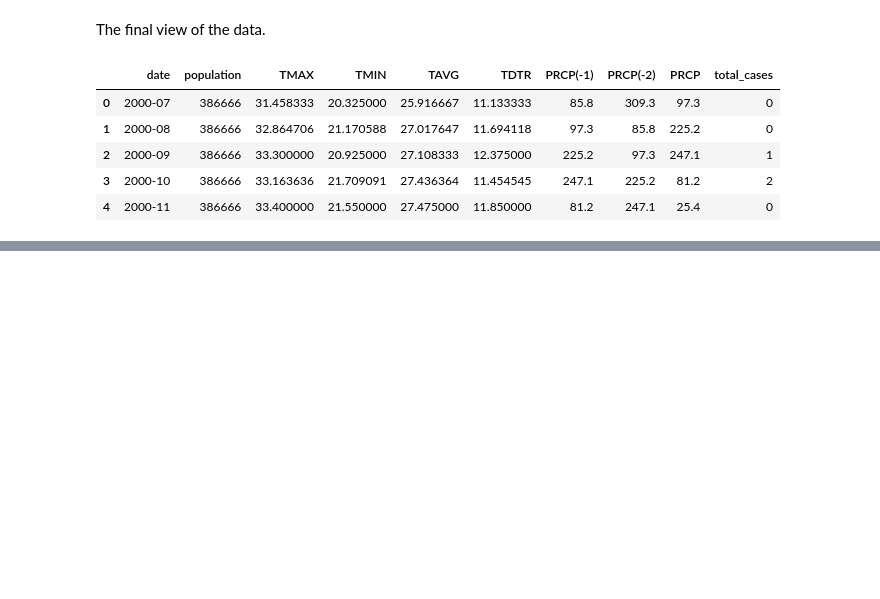
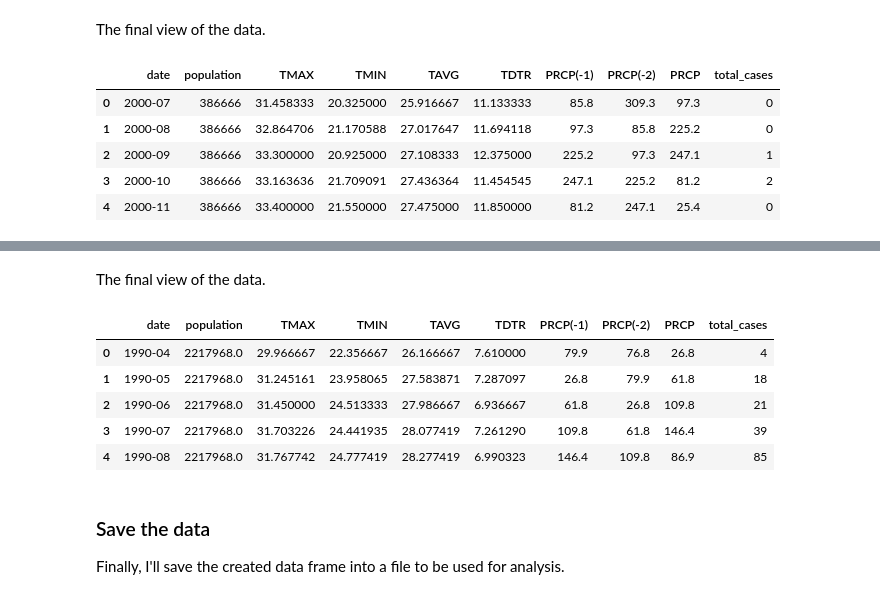
Before and after one commit to ITWSXInformatics/DengueSpreadInformationSystemDSIS, a Jupyter notebook: Data processing.ipynb, the cells around one changed output, grey strips where cells are left out. Cells and saved outputs as stored; diff of their text form; code cells hidden in the pictures; blank space fills up the shorter version.

```diff
--- a/Data processing.ipynb
+++ b/Data processing.ipynb
@@ -134,0 +209,6 @@ final_df.to_csv("data/iquitos/combined_data.csv", index = False)
+# %%
+environment_refined['MM'] = environment_refined.MM.map("{:02}".format)
+environment_refined = environment_refined.rename({"YYYY": 'year', "MM": "month"}, axis = 1)
+environment_refined['month'] = environment_refined['month'].astype(str)
+environment_refined['year'] = environment_refined['year'].astype(str)
+environment_refined['date'] = environment_refined['year'].str.cat(environment_refined['month'], sep = '-')
@@ -134,0 +217,5 @@ final_df.to_csv("data/iquitos/combined_data.csv", index = False)
+# %%
+prcp_1 = np.insert(np.array(environment_refined['PRCP'][:-1]), 0, 0)
+prcp_2 = np.insert(prcp_1[:-1], 0, 0)
+environment_refined['PRCP(-1)'] = prcp_1
+environment_refined['PRCP(-2)'] = prcp_2
@@ -134,0 +224,2 @@ final_df.to_csv("data/iquitos/combined_data.csv", index = False)
+# %%
+final_df = final_df.merge(environment_refined, on = 'date', how='left')
@@ -134,0 +234,19 @@ final_df.to_csv("data/iquitos/combined_data.csv", index = False)
+# %%
+final_df = final_df.drop(['year_x', 'month_x', 'year_y', 'month_y'], axis = 1)
+final_df = final_df[['date', 'population', 'TMAX', 'TMIN', 'TAVG', 'TDTR', 'PRCP(-1)',
+                     'PRCP(-2)', 'PRCP', 'total_cases']]
+# %% [markdown]
+The final view of the data.
+# %%
+final_df.head()
+# %% [output]
+|  | date | population | TMAX | TMIN | TAVG | TDTR | PRCP(-1) | PRCP(-2) | PRCP | total_cases |
+| 0 | 1990-04 | 2217968.0 | 29.966667 | 22.356667 | 26.166667 | 7.610000 | 79.9 | 76.8 | 26.8 | 4 |
+| 1 | 1990-05 | 2217968.0 | 31.245161 | 23.958065 | 27.583871 | 7.287097 | 26.8 | 79.9 | 61.8 | 18 |
+| 2 | 1990-06 | 2217968.0 | 31.450000 | 24.513333 | 27.986667 | 6.936667 | 61.8 | 26.8 | 109.8 | 21 |
+| 3 | 1990-07 | 2217968.0 | 31.703226 | 24.441935 | 28.077419 | 7.261290 | 109.8 | 61.8 | 146.4 | 39 |
+| 4 | 1990-08 | 2217968.0 | 31.767742 | 24.777419 | 28.277419 | 6.990323 | 146.4 | 109.8 | 86.9 | 85 |
+# %% [markdown]
+### Save the data
+
+Finally, I'll save the created data frame into a file to be used for analysis.
```
Also changed, not shown: parts of 26 cells of this notebook.
